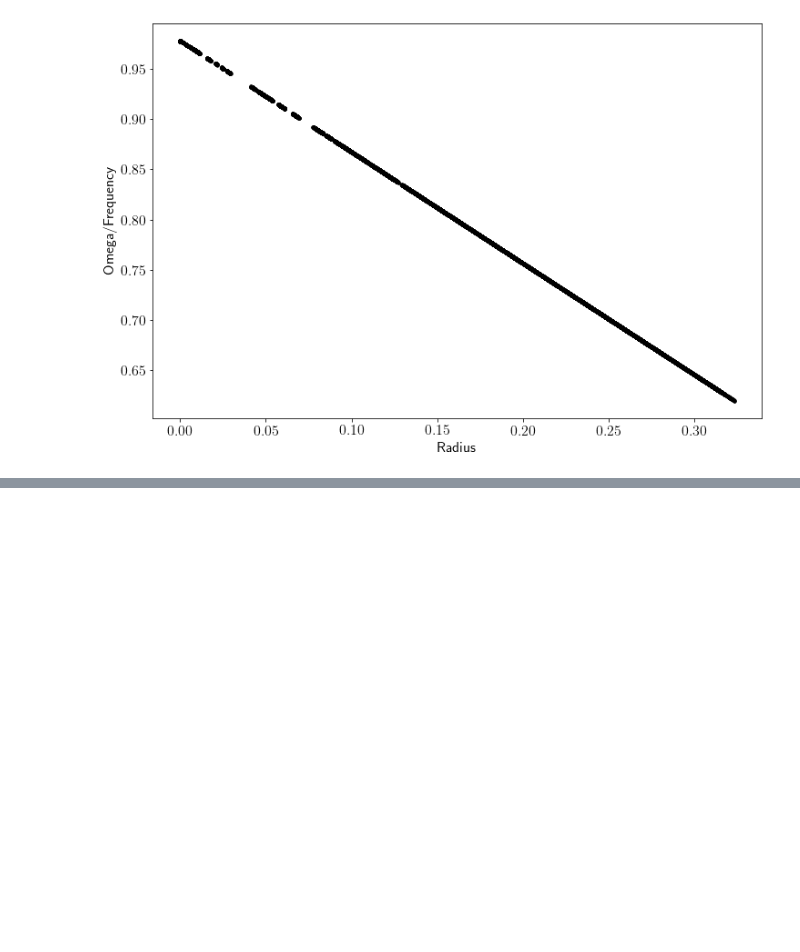
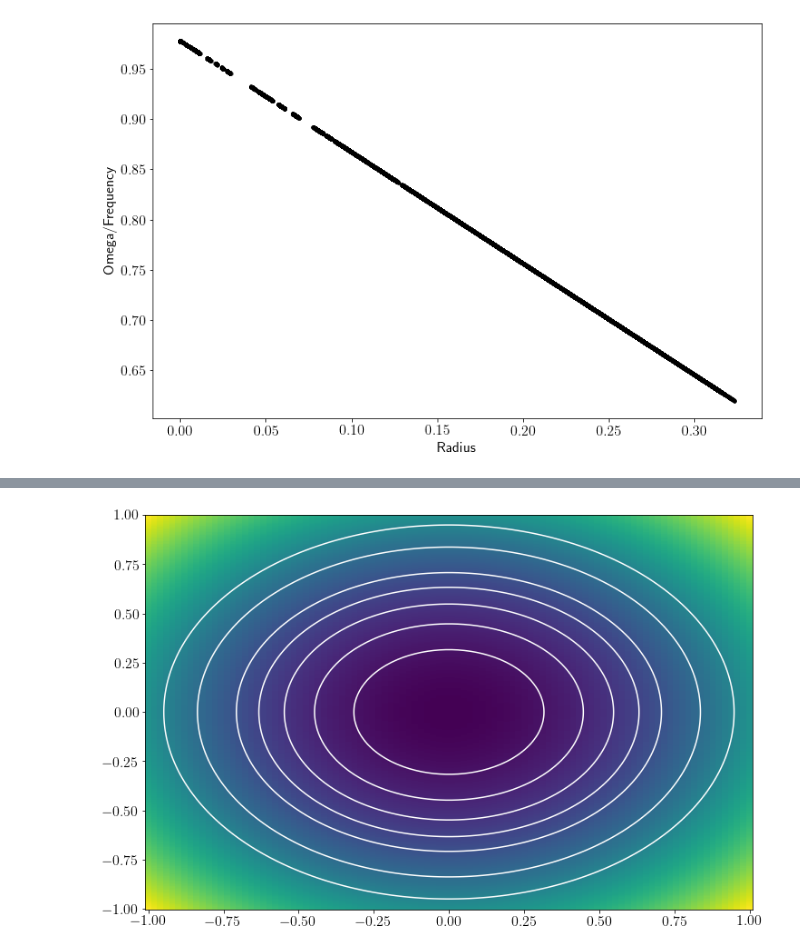
Before and after one commit to jbramburger/DataDrivenDynSyst, a Jupyter notebook: Autoencoder Neural Networks/ActionAngle.ipynb, the cells around one changed output, grey strips where cells are left out. Saved outputs shown, nothing was run; the diff lists cells and outputs as text; code cells hidden in the pictures; blank space fills up the shorter version.

```diff
--- a/Autoencoder Neural Networks/ActionAngle.ipynb
+++ b/Autoencoder Neural Networks/ActionAngle.ipynb
@@ -201,0 +230,13 @@ Here is the full report generated by latex:
+# %%
+x1 = np.linspace(-1.0, 1.0, num=100)
+x2 = np.linspace(-1.0, 1.0, num=1000)
+xv, yv = np.meshgrid(x1,x2)
+h = xv**2 + yv**2
+
+# Plot trajectoires on Action-Angle Hamiltonian contour plot
+plt.figure()
+cc = plt.pcolormesh(xv,yv,h,shading='auto' )
+plt.contour(xv, yv, h, levels = [0, 0.1, 0.2, 0.3, 0.4, 0.5, 0.7, 0.9], colors='w')
+plt.show()
+# %% [output]
+[figure, added]
```
Also changed, not shown: parts of 6 cells of this notebook, 12 other files.
